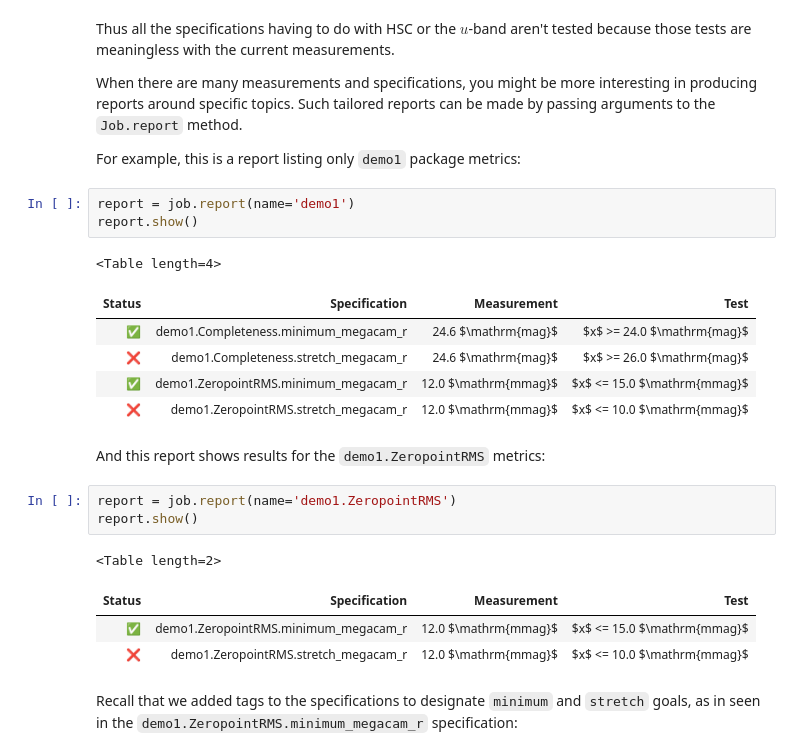
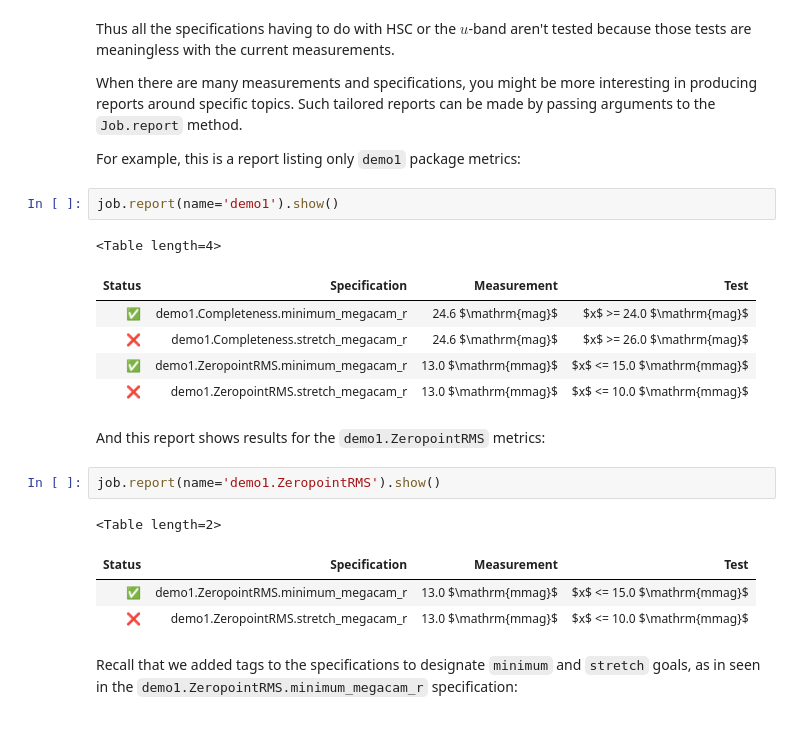
Before and after one commit to lsst-sqre/sqr-019, a Jupyter notebook: index.ipynb, the cells around one changed output. Saved outputs shown, nothing was run; the diff lists cells and outputs as text.

```diff
--- a/index.ipynb
+++ b/index.ipynb
@@ -719,25 +731,23 @@ When there are many measurements and specifications, you might be more interesti
 
 For example, this is a report listing only `demo1` package metrics:
 # %%
-report = job.report(name='demo1')
-report.show()
+job.report(name='demo1').show()
 # %% [output]
 <Table length=4>
 | Status | Specification | Measurement | Test |
 | ✅ | demo1.Completeness.minimum_megacam_r | 24.6 $\mathrm{mag}$ | $x$ >= 24.0 $\mathrm{mag}$ |
 | ❌ | demo1.Completeness.stretch_megacam_r | 24.6 $\mathrm{mag}$ | $x$ >= 26.0 $\mathrm{mag}$ |
-| ✅ | demo1.ZeropointRMS.minimum_megacam_r | 12.0 $\mathrm{mmag}$ | $x$ <= 15.0 $\mathrm{mmag}$ |
-| ❌ | demo1.ZeropointRMS.stretch_megacam_r | 12.0 $\mathrm{mmag}$ | $x$ <= 10.0 $\mathrm{mmag}$ |
+| ✅ | demo1.ZeropointRMS.minimum_megacam_r | 13.0 $\mathrm{mmag}$ | $x$ <= 15.0 $\mathrm{mmag}$ |
+| ❌ | demo1.ZeropointRMS.stretch_megacam_r | 13.0 $\mathrm{mmag}$ | $x$ <= 10.0 $\mathrm{mmag}$ |
 # %% [markdown]
 And this report shows results for the `demo1.ZeropointRMS` metrics:
 # %%
-report = job.report(name='demo1.ZeropointRMS')
-report.show()
+job.report(name='demo1.ZeropointRMS').show()
 # %% [output]
 <Table length=2>
 | Status | Specification | Measurement | Test |
-| ✅ | demo1.ZeropointRMS.minimum_megacam_r | 12.0 $\mathrm{mmag}$ | $x$ <= 15.0 $\mathrm{mmag}$ |
-| ❌ | demo1.ZeropointRMS.stretch_megacam_r | 12.0 $\mathrm{mmag}$ | $x$ <= 10.0 $\mathrm{mmag}$ |
+| ✅ | demo1.ZeropointRMS.minimum_megacam_r | 13.0 $\mathrm{mmag}$ | $x$ <= 15.0 $\mathrm{mmag}$ |
+| ❌ | demo1.ZeropointRMS.stretch_megacam_r | 13.0 $\mathrm{mmag}$ | $x$ <= 10.0 $\mathrm{mmag}$ |
 # %% [markdown]
 Recall that we added tags to the specifications to designate `minimum` and `stretch` goals, as in seen in the `demo1.ZeropointRMS.minimum_megacam_r` specification:
 # %%
```
Also changed, not shown: parts of 21 cells of this notebook.
